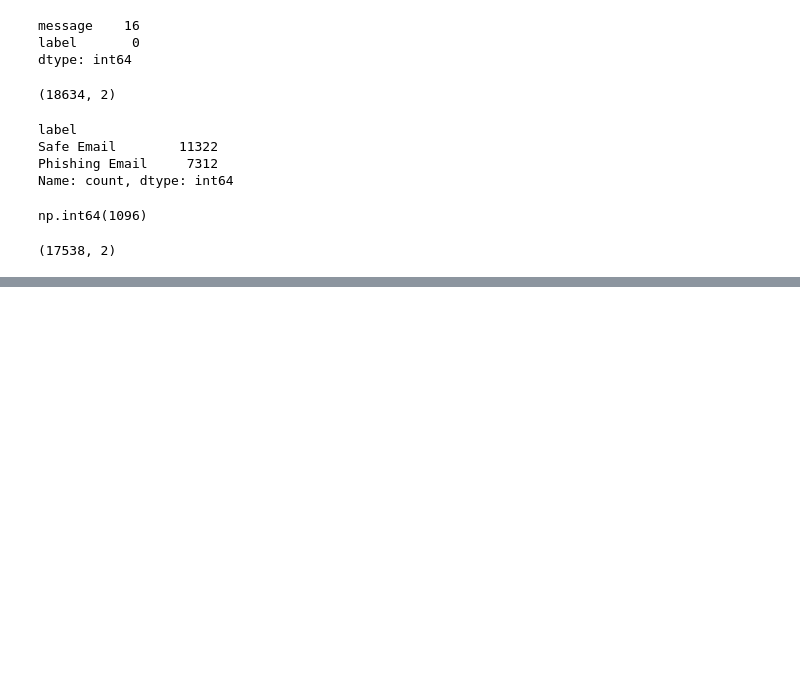
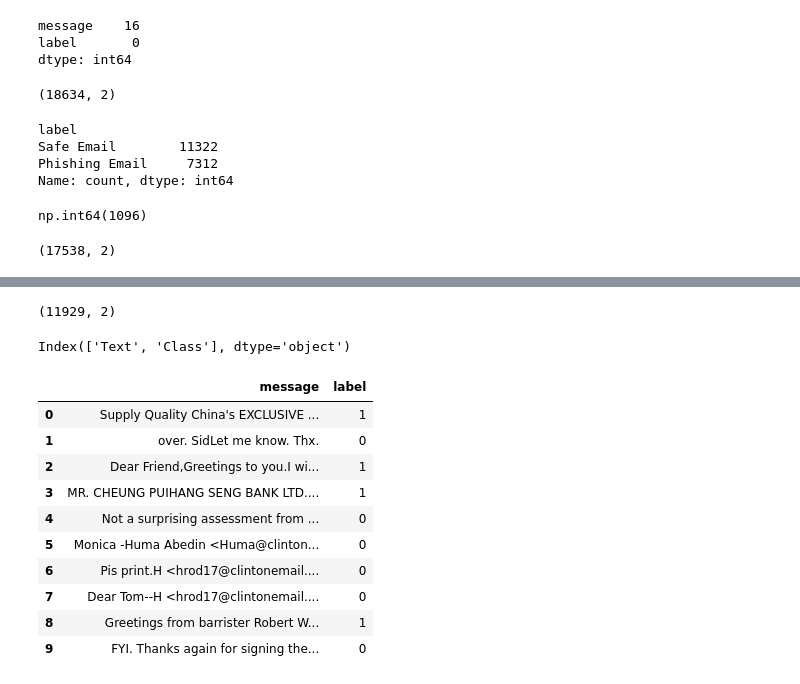
Before and after one commit to harsa4333/AI-ScamShield, a Jupyter notebook: notebooks/01_data_exploration.ipynb, the cells around one changed output, grey strips where cells are left out. Cells and saved outputs as stored; diff of their text form; code cells hidden in the pictures; blank space fills up the shorter version.

```diff
--- a/notebooks/01_data_exploration.ipynb
+++ b/notebooks/01_data_exploration.ipynb
@@ -146,0 +149,4 @@ df_phish.to_csv(r'../data/processed/phishing_email_clean.csv', index=False)
+# %%
+import pandas as pd
+df_fraud = pd.read_csv(r"C:\Users\shiv_\OneDrive\Desktop\AI-ScamShield\data\raw\fraud_email_.csv")
+df_fraud.head()
@@ -146,0 +172,23 @@ df_phish.to_csv(r'../data/processed/phishing_email_clean.csv', index=False)
+# %%
+df_fraud.shape
+# %% [output]
+(11929, 2)
+# %%
+df_fraud.columns
+# %% [output]
+Index(['Text', 'Class'], dtype='object')
+# %%
+df_fraud.columns = ['message', 'label']
+df_fraud.head(10)
+# %% [output]
+|  | message | label |
+| 0 | Supply Quality China's EXCLUSIVE ... | 1 |
+| 1 | over. SidLet me know. Thx. | 0 |
+| 2 | Dear Friend,Greetings to you.I wi... | 1 |
+| 3 | MR. CHEUNG PUIHANG SENG BANK LTD.... | 1 |
+| 4 | Not a surprising assessment from ... | 0 |
+| 5 | Monica -Huma Abedin <Huma@clinton... | 0 |
+| 6 | Pis print.H <hrod17@clintonemail.... | 0 |
+| 7 | Dear Tom--H <hrod17@clintonemail.... | 0 |
+| 8 | Greetings from barrister Robert W... | 1 |
+| 9 | FYI. Thanks again for signing the... | 0 |
```
Also changed, not shown: parts of 25 cells of this notebook, 6 other files.
